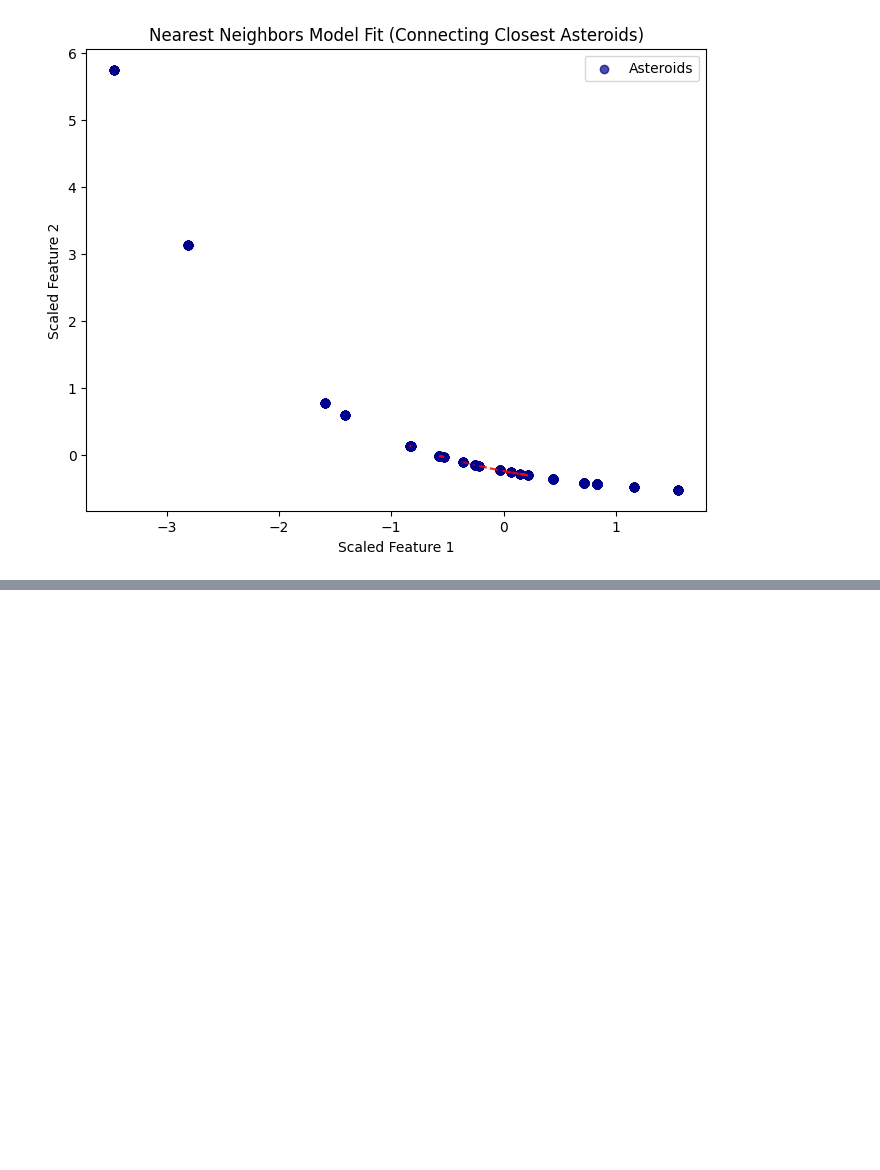
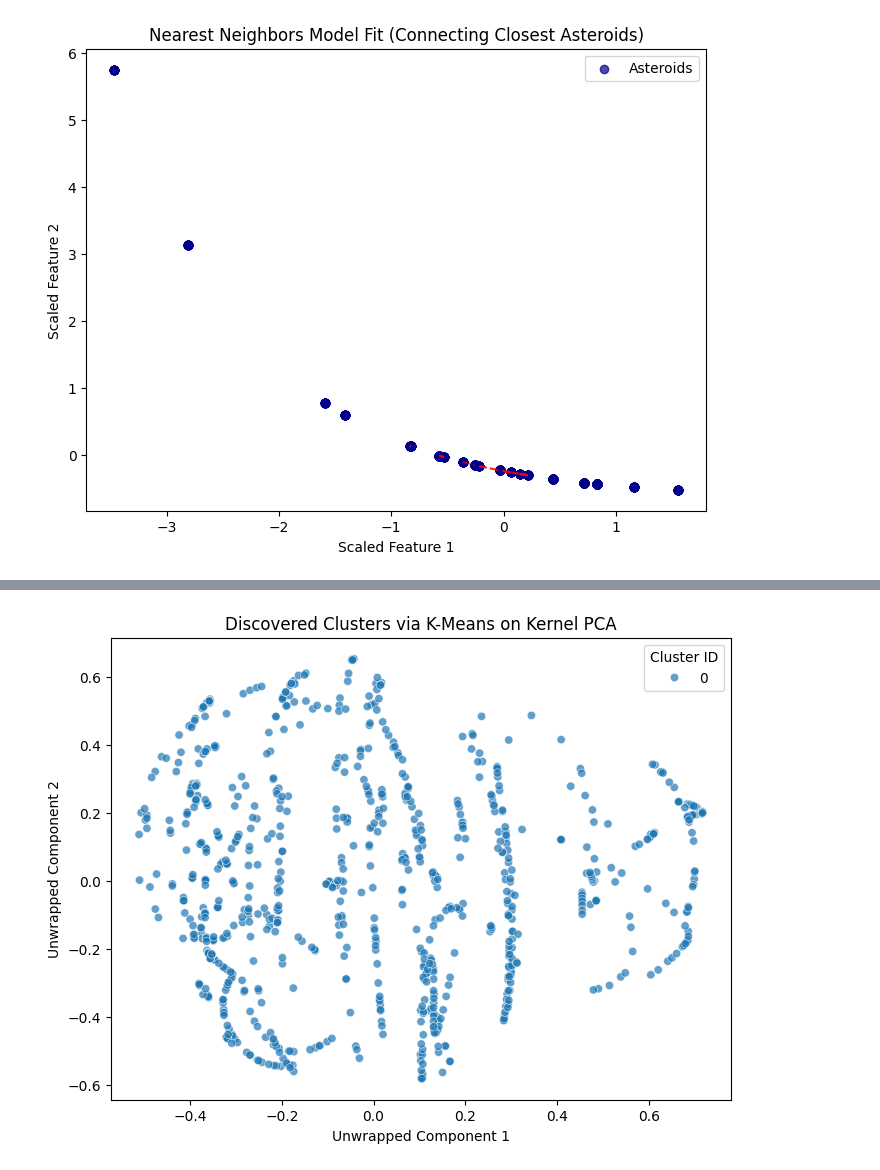
Before and after one commit to tirthas970-cmyk/AeroTrack-Prime, a Jupyter notebook: NEOClassfieri.ipynb, the cells around one changed output, grey strips where cells are left out. Drawn from its saved outputs; the diff is of its cells as text; code cells hidden in the pictures; blank space fills up the shorter version.

```diff
--- a/NEOClassfieri.ipynb
+++ b/NEOClassfieri.ipynb
@@ -124,0 +152,19 @@ plt.show()
+# %%
+import seaborn as sns
+
+plt.figure(figsize=(8, 6))
+sns.scatterplot(
+    x=X_unwrapped[:, 0],
+    y=X_unwrapped[:, 1],
+    hue=clusters,  # <-- This colors the plot by the discovered clusters!
+    palette="tab10",     # A clean, distinct set of colors
+    alpha=0.7
+)
+
+plt.title("Discovered Clusters via K-Means on Kernel PCA")
+plt.xlabel("Unwrapped Component 1")
+plt.ylabel("Unwrapped Component 2")
+plt.legend(title="Cluster ID")
+plt.show()
+# %% [output]
+[figure, added]
```
Also changed, not shown: parts of 9 cells of this notebook, 1 other file.
